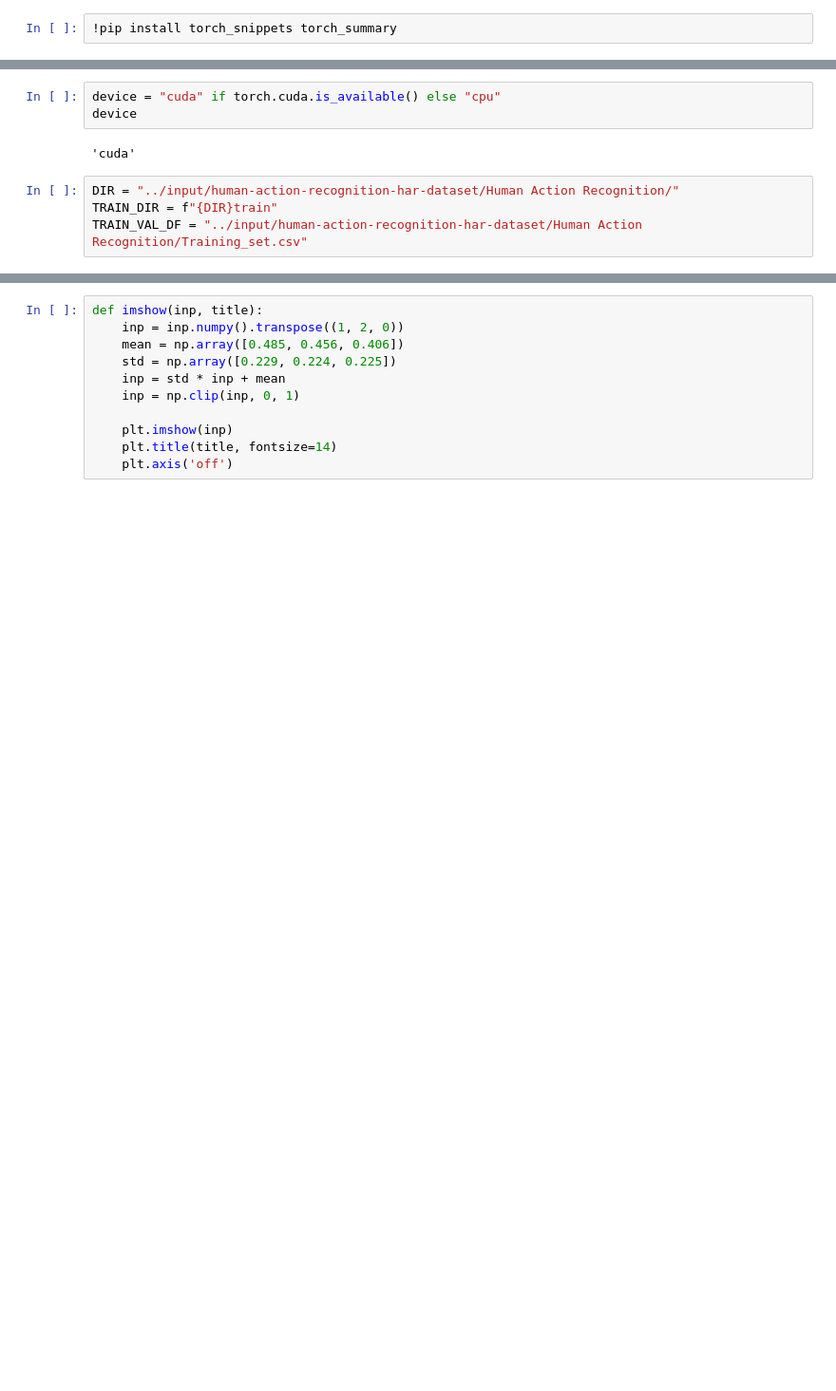
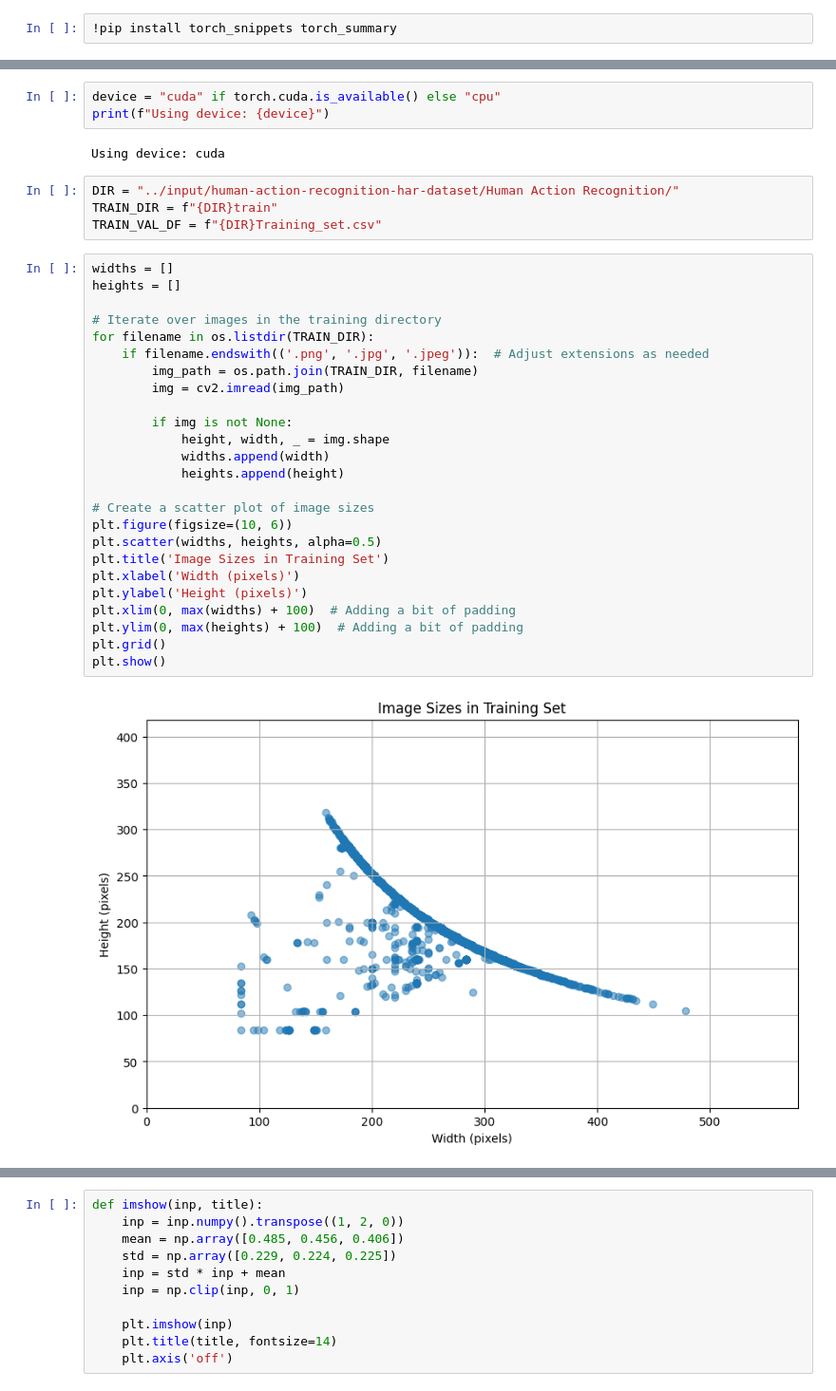
Before and after one commit to namanraiyani/HumanActivityRecognition, a Jupyter notebook: human-activity-recognition.ipynb, the cells around one changed output, grey strips where cells are left out. Shown: that part at 95% size. Drawn from its saved outputs; the diff is of its cells as text; blank space fills up the shorter version.

```diff
--- a/human-activity-recognition.ipynb
+++ b/human-activity-recognition.ipynb
@@ -36,9 +39,36 @@ import torchvision
 # %%
 device = "cuda" if torch.cuda.is_available() else "cpu"
-device
+print(f"Using device: {device}")
 # %% [output]
-'cuda'
+Using device: cuda
 # %%
 DIR = "../input/human-action-recognition-har-dataset/Human Action Recognition/"
 TRAIN_DIR = f"{DIR}train"
-TRAIN_VAL_DF = "../input/human-action-recognition-har-dataset/Human Action Recognition/Training_set.csv"
+TRAIN_VAL_DF = f"{DIR}Training_set.csv"
+# %%
+widths = []
+heights = []
+
+# Iterate over images in the training directory
+for filename in os.listdir(TRAIN_DIR):
+    if filename.endswith(('.png', '.jpg', '.jpeg')):  # Adjust extensions as needed
+        img_path = os.path.join(TRAIN_DIR, filename)
+        img = cv2.imread(img_path)
+
+        if img is not None:
+            height, width, _ = img.shape
+            widths.append(width)
+            heights.append(height)
+
+# Create a scatter plot of image sizes
+plt.figure(figsize=(10, 6))
+plt.scatter(widths, heights, alpha=0.5)
+plt.title('Image Sizes in Training Set')
+plt.xlabel('Width (pixels)')
+plt.ylabel('Height (pixels)')
+plt.xlim(0, max(widths) + 100)  # Adding a bit of padding
+plt.ylim(0, max(heights) + 100)  # Adding a bit of padding
+plt.grid()
+plt.show()
+# %% [output]
+[figure, added]
```
Also changed, not shown: parts of 22 cells of this notebook.
